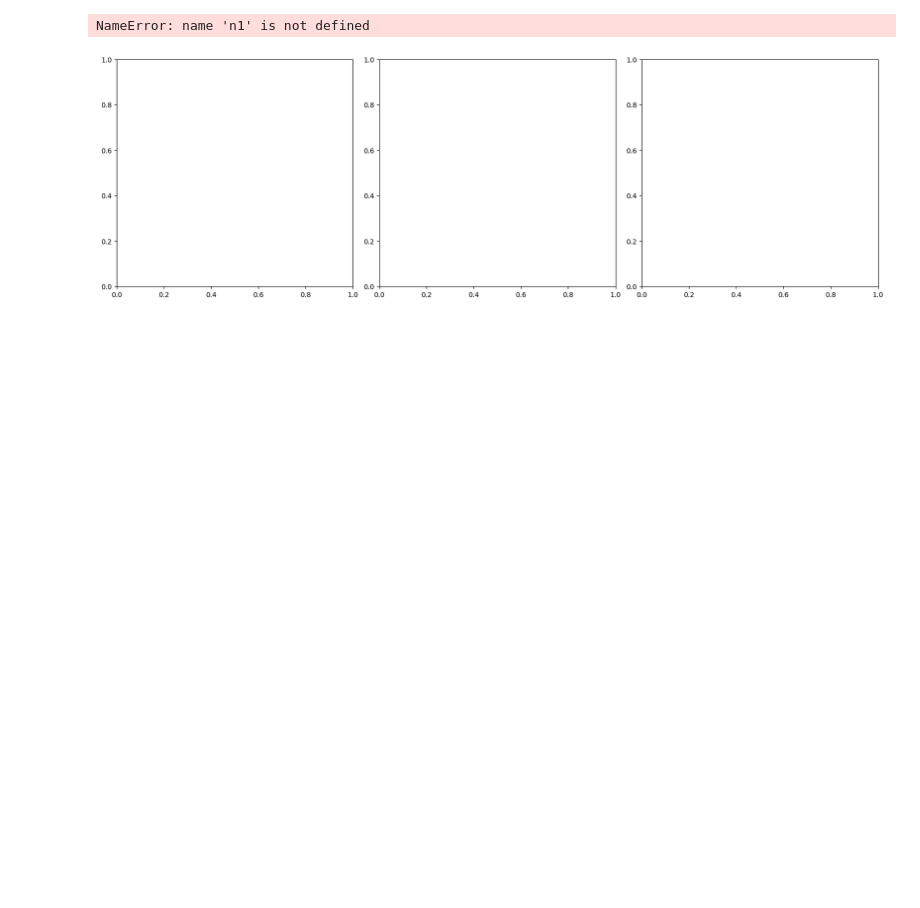
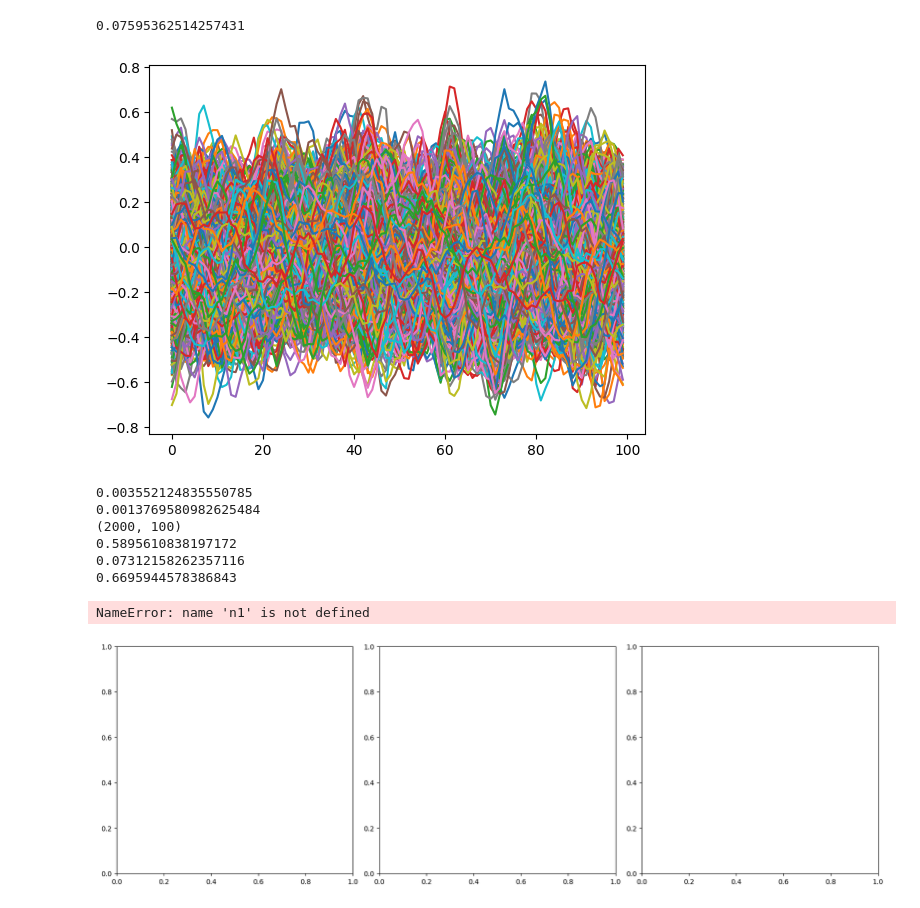
Before and after one commit to trevor-harris/LSCI, a Jupyter notebook: gpsims/gp1d_dev.ipynb, the cells around one changed output. Drawn from its saved outputs; the diff is of its cells as text; code cells hidden in the pictures; blank space fills up the shorter version.

```diff
--- a/gpsims/gp1d_dev.ipynb
+++ b/gpsims/gp1d_dev.ipynb
@@ -694,0 +1006,11 @@ for i in range(metrics.shape[0]):
+# %%
+nsamp = 2000
+npc = 90
+
+def lsci_state(xval, rval, npc):
+    xval = xval.squeeze()
+    rval = rval.squeeze()
+    pca_state = pcax.fit(rval, n_components=nproj)
+    rval2 = pcax.transform(pca_state, rval)
+    xval2 = pcax.transform(pca_state, xval)
+    return [rval2, xval2, pca_state]
@@ -694,0 +1080,3 @@ for i in range(metrics.shape[0]):
+# %%
+xtest = xtest.squeeze()
+lsci(xtest[i], state, alpha, 2000)
@@ -694,0 +1085,11 @@ for i in range(metrics.shape[0]):
+# %%
+nsamp = 2000
+npc = 10
+alpha = 0.1
+
+rval = (yval - yval_hat).squeeze()
+
+xval = xval.squeeze()
+rval = rval.squeeze()
+xtest = xtest.squeeze()
+state = lsci_state(xval, rval, npc)
@@ -694,0 +1124,17 @@ for i in range(metrics.shape[0]):
+# %%
+tic = timeit.default_timer()
+
+nsamp = 2000
+npc = 10
+pca_state = phi_state(yval, yval_hat, npc)
+
+local_ens = lsci(xval, rval, xtest[0], pca_state)
+toc = timeit.default_timer()
+print(toc-tic)
+# %% [output]
+0.07595362514257431
+# %%
+plt.plot(local_ens.T)
+plt.show()
+# %% [output]
+[figure, added]
@@ -695,3 +1199,15 @@ for i in range(metrics.shape[0]):
+# %%
+tic = timeit.default_timer()
+lsci(rval, xval, xtest[0:1], pca_state, alpha1, gamma1, 2000)
+toc = timeit.default_timer()
+print(toc-tic)
+# %% [output]
+0.003552124835550785
+0.0013769580982625484
+(2000, 100)
+0.5895610838197172
+0.07312158262357116
+0.6695944578386843
 # %%
 ### examples
 fig, ax = plt.subplots(1, 3, constrained_layout = True, figsize = (16, 5))
```
Also changed, not shown: parts of 69 cells of this notebook, 10 other files.
